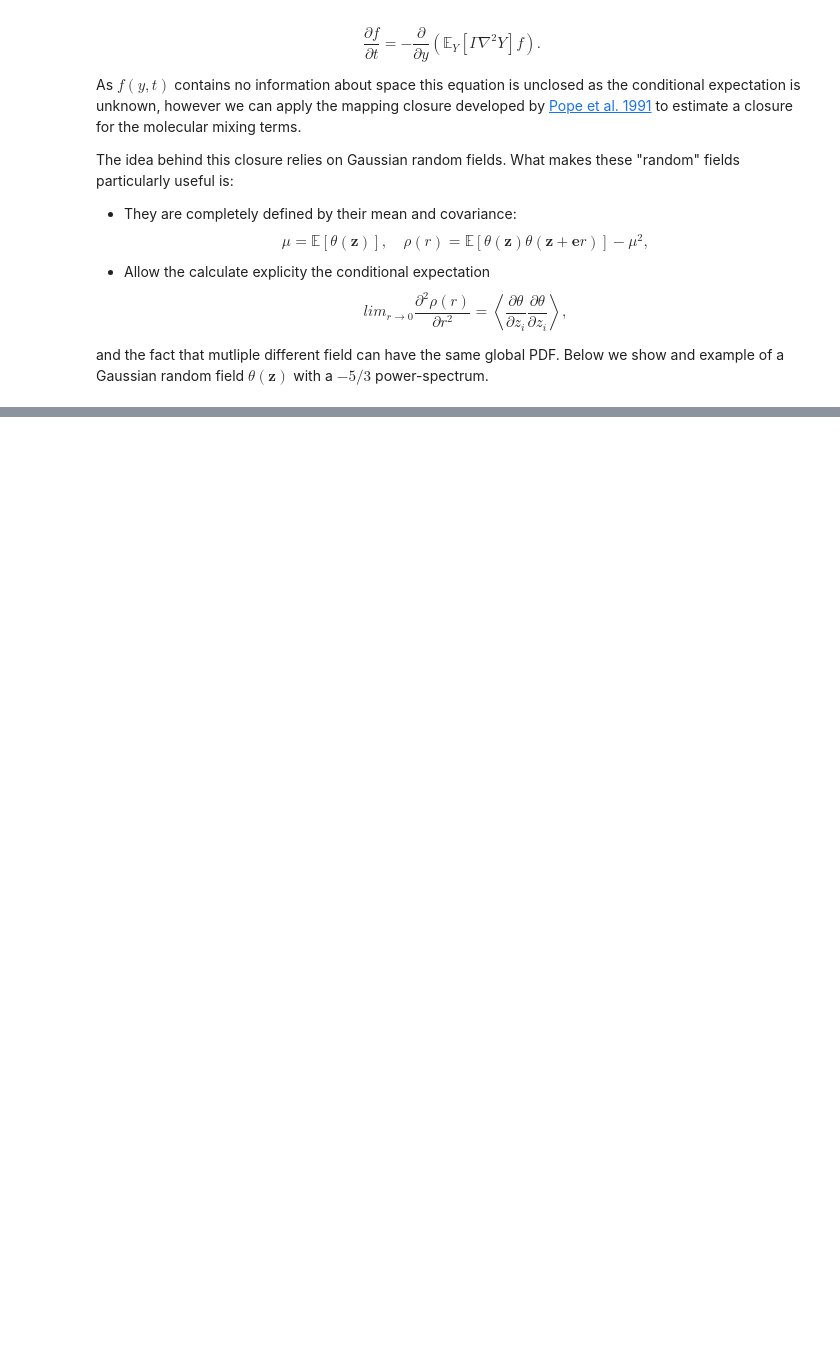
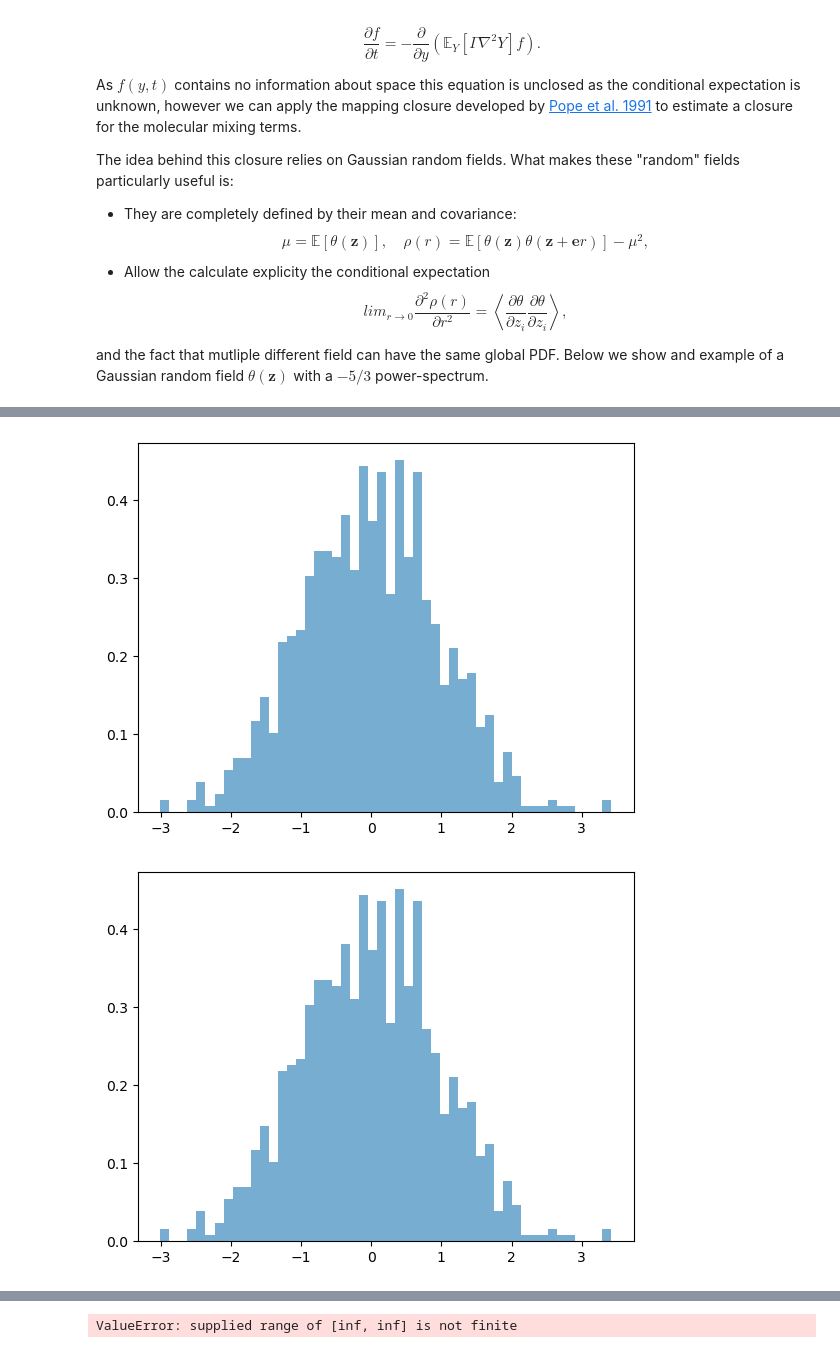
Before and after one commit to mannixp/D.strafity-mapping, a Jupyter notebook: Mapping/Part1_Mapping_Particle_fB.ipynb, the cells around one changed output, grey strips where cells are left out. Cells and saved outputs as stored; diff of their text form; code cells hidden in the pictures; blank space fills up the shorter version.

Commit message:
Updated particle code

```diff
--- a/Mapping/Part1_Mapping_Particle_fB.ipynb
+++ b/Mapping/Part1_Mapping_Particle_fB.ipynb
@@ -185,3 +187,73 @@ As the mapping $\mathscr{Y}_t$ is constrained by the relation between the CDFs i
 \end{equation}
 
 from which it is clear that the system of equations depend on the global PDF at each time-step and thus corresponds to a McKean-Vlasov equation.
+# %%
+import numpy as np
+import matplotlib.pyplot as plt
+from   scipy.stats import gaussian_kde, norm
+
+# Parameters
+num_particles = 10**3  # Number of Monte Carlo samples
+num_steps = 100      # Time steps
+dt = 0.001          # Time step size
+T  = 1
+τ  = 1
+
+Y_min = -2
+Y_max =  2
+
+# Brownian increments
+dW_t = np.sqrt(dt) * norm.rvs(loc=0, scale=1, size=(num_particles, num_steps, 2))
+
+# Container
+θ = np.zeros((num_particles, num_steps))
+Y = np.zeros((num_particles, num_steps))
+
+# Initial conditions
+θ[:,0] = np.random.normal(0, 1, num_particles)  # Initial condition (Normal distribution)
+Y[:,0] = np.random.normal(0, 1, num_particles)  # Half of the particles to +1 and the other to -1
+
+plt.hist(Y[:, 0], bins=50, density=True, alpha=0.6)
+#plt.xlim([-1.1, 1.1])
+plt.show()
+
+# Euler Maruyama
+for n in range(1, num_steps):
+
+    if n%(num_steps // 100) == 0:
+        plt.hist(Y[:, n-1], bins=50, density=True, alpha=0.6)
+        #plt.xlim([-1.1, 1.1])
+        plt.show()
+
+    # Calculate Y via joint pdf O(num_particles*2), then derivatives => still scales linearly
+    # f = gaussian_kde(Y[:, n-1])
+    # g = lambda η: (1./np.sqrt(2*np.pi) )*np.exp(-.5*(η**2))
+    # dYdη   = lambda η: g(η)/f(η)
+    # dY2dη2 = lambda η: -(1/f(η))*( η*g(η) + (g(η)/f(η))**2 )
+
+    # Update particles
+    θ[:, n] = θ[:, n-1] -  (      1/T) * (              θ[:, n-1]) * dt       +        np.sqrt(2/T) * dW_t[:,n-1,0]
+    Y[:, n] = Y[:, n-1] +  (1/τ + 1/T) * (dY2dη2_e - dYdη_e*θ[:, n-1]) * dt   + dYdη_e*np.sqrt(2/τ) * dW_t[:,n-1,1]
+
+    # Apply Reflecting/bcs
+    Y[:, n] = np.where(Y[:, n] > Y_max, Y_max - (Y[:, n] - Y_max), Y[:, n]) # Reflect back inside
+    Y[:, n] = np.where(Y[:, n] < Y_min, Y_min + (Y_min - Y[:, n]), Y[:, n]) # Reflect back inside
+
+
+# # Estimate the probability density function at final time step using KDE
+# b_values = np.linspace(-1.2, 1.2, 100)
+# kde = gaussian_kde(b[:, -1])
+# pdf_values = kde(b_values)
+
+# # Plot the Monte Carlo histogram and estimated density
+# plt.figure(figsize=(8, 5))
+# plt.hist(b[:, -1], bins=50, density=True, alpha=0.6, label="Monte Carlo Histogram")
+# plt.plot(b_values, pdf_values, 'r-', label="Kernel Density Estimation (KDE)")
+# plt.xlabel("x")
+# plt.ylabel("Probability Density")
+# plt.title("Monte Carlo Solution of Fokker-Planck")
+# plt.legend()
+# plt.show()
+# %% [output]
+[figure, added]
+[figure, added]
@@ -187,0 +266 @@ from which it is clear that the system of equations depend on the global PDF at
+ValueError: supplied range of [inf, inf] is not finite
```
Also changed, not shown: parts of 4 cells of this notebook.
